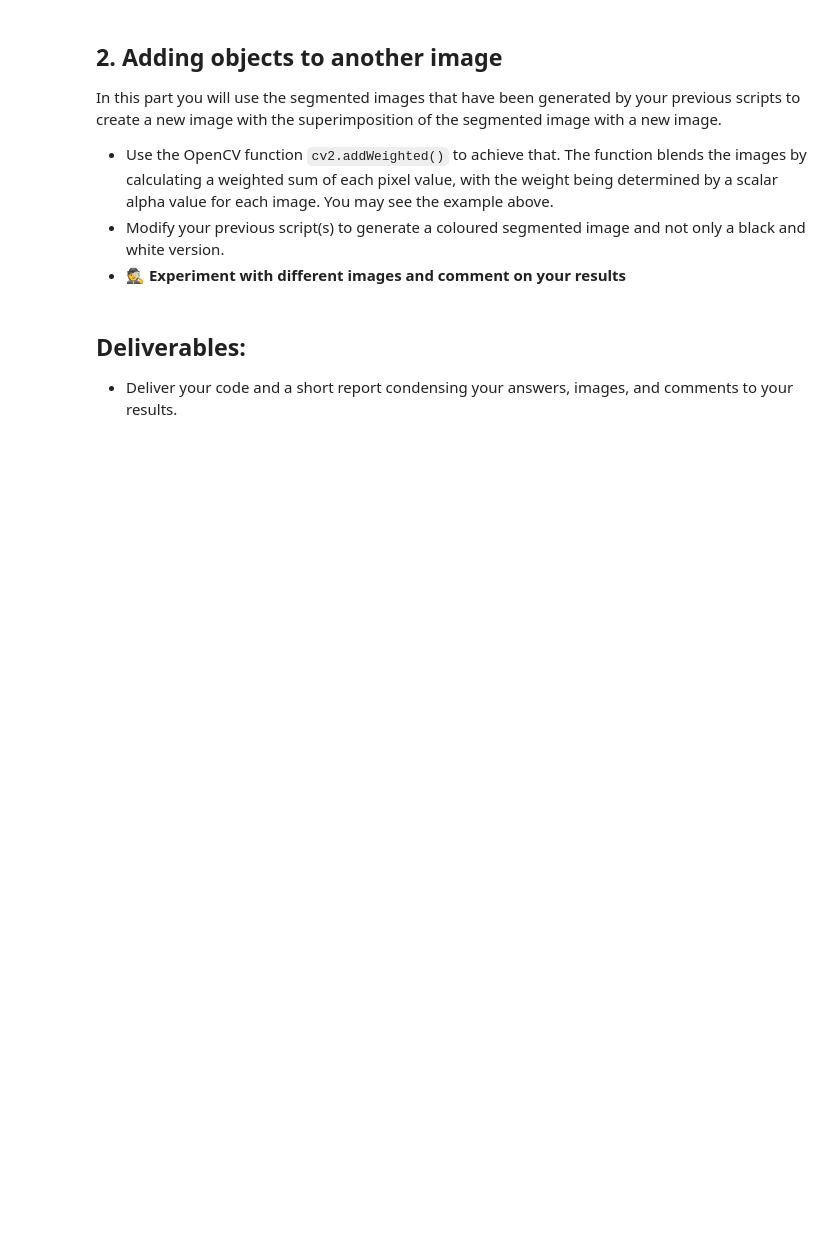
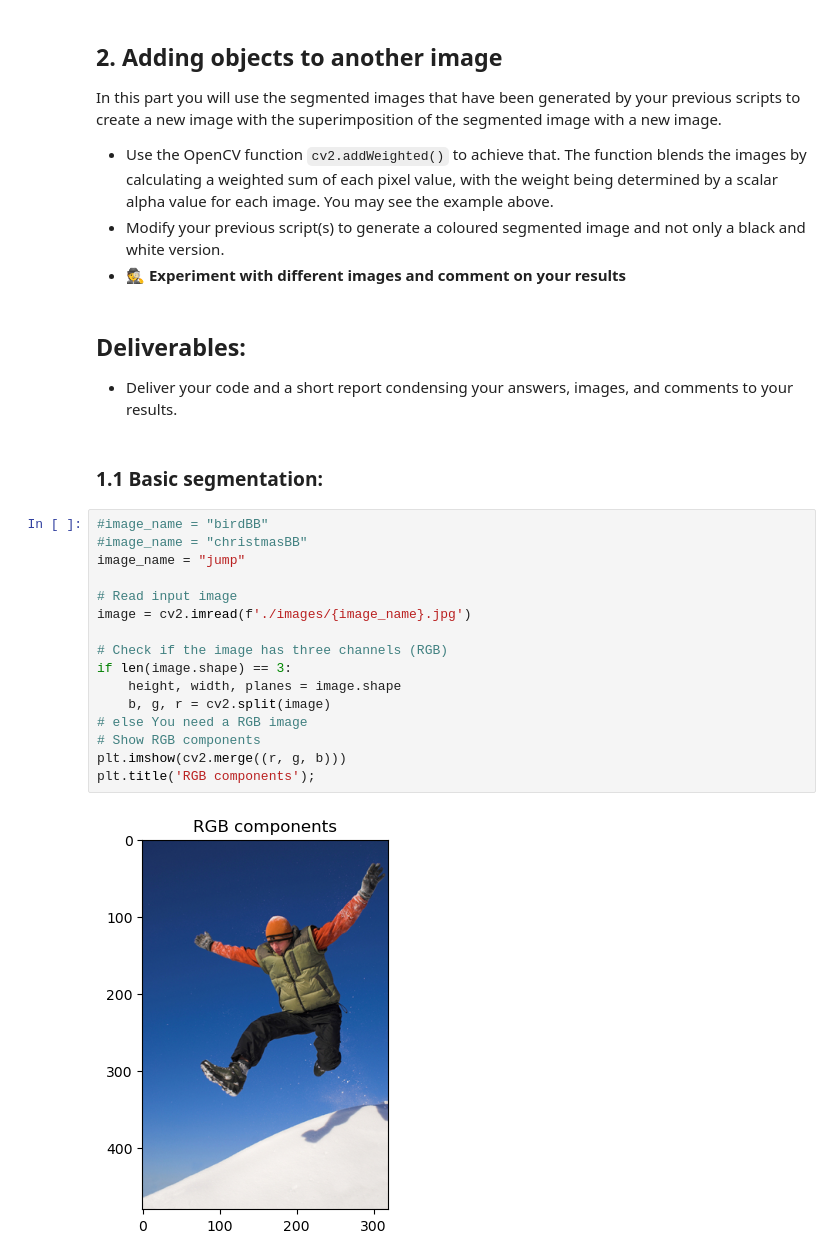
Before and after one commit to Miguel26-pixel/FEUP_SAM, a Jupyter notebook: Assignment2/ImageSegmentation.ipynb, the cells around one changed output. Saved outputs shown, nothing was run; the diff lists cells and outputs as text; blank space fills up the shorter version.

Commit message:
basic segmentation using the blue channel

```diff
--- a/Assignment2/ImageSegmentation.ipynb
+++ b/Assignment2/ImageSegmentation.ipynb
@@ -152,3 +171,24 @@ In this part you will use the segmented images that have been generated by your
 ## Deliverables:
 
 - Deliver your code and a short report condensing your answers, images, and comments to your results.
+# %% [markdown]
+
+### 1.1 Basic segmentation:
+# %%
+#image_name = "birdBB"
+#image_name = "christmasBB"
+image_name = "jump"
+
+# Read input image
+image = cv2.imread(f'./images/{image_name}.jpg')
+
+# Check if the image has three channels (RGB)
+if len(image.shape) == 3:
+    height, width, planes = image.shape
+    b, g, r = cv2.split(image)
+# else You need a RGB image
+# Show RGB components
+plt.imshow(cv2.merge((r, g, b)))
+plt.title('RGB components');
+# %% [output]
+[figure, added]
```
Also changed, not shown: parts of 15 cells of this notebook.
